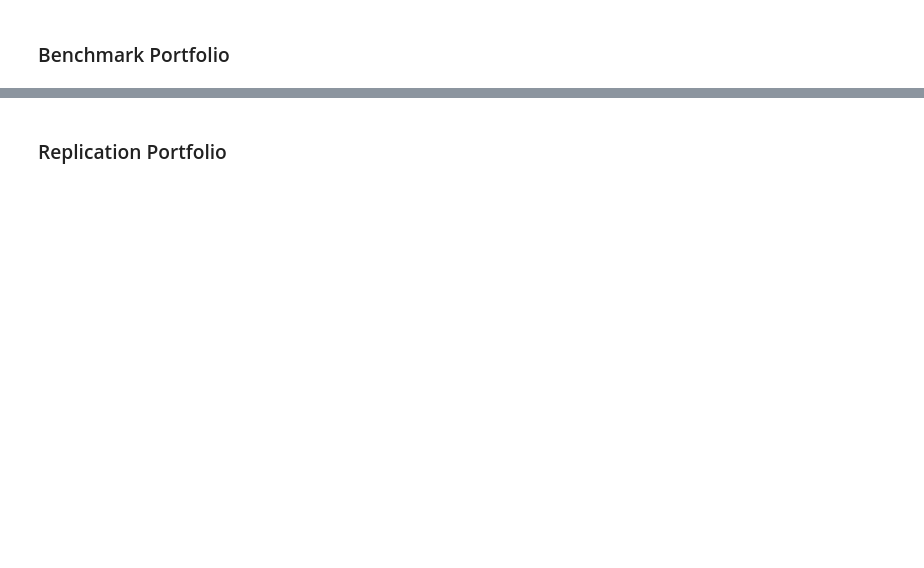
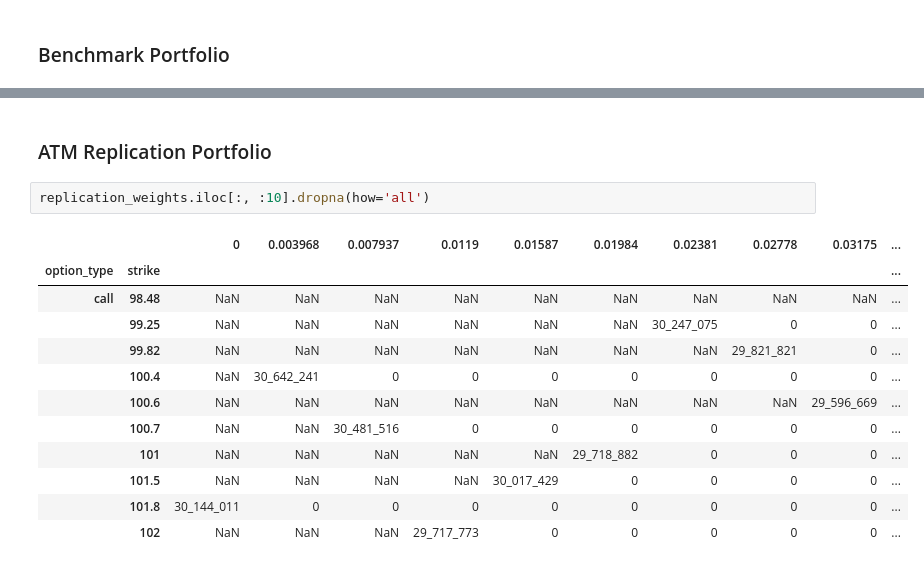
Before and after one commit to kevinlaventure/python_code, a Jupyter notebook: dynamic_hedging.ipynb, the cells around one changed output, grey strips where cells are left out. Drawn from its saved outputs; the diff is of its cells as text; blank space fills up the shorter version.

```diff
--- a/dynamic_hedging.ipynb
+++ b/dynamic_hedging.ipynb
@@ -415,2 +421,17 @@ benchmark_pnl.iloc[:-1].cumsum().plot();
 # %% [markdown]
-### Replication Portfolio
+### ATM Replication Portfolio
+# %%
+replication_weights.iloc[:, :10].dropna(how='all')
+# %% [output]
+|  |  | 0 | 0.003968 | 0.007937 | 0.0119 | 0.01587 | 0.01984 | 0.02381 | 0.02778 | 0.03175 | ... |
+| option_type | strike |  |  |  |  |  |  |  |  |  | ... |
+| call | 98.48 | NaN | NaN | NaN | NaN | NaN | NaN | NaN | NaN | NaN | ... |
+|  | 99.25 | NaN | NaN | NaN | NaN | NaN | NaN | 30_247_075 | 0 | 0 | ... |
+|  | 99.82 | NaN | NaN | NaN | NaN | NaN | NaN | NaN | 29_821_821 | 0 | ... |
+|  | 100.4 | NaN | 30_642_241 | 0 | 0 | 0 | 0 | 0 | 0 | 0 | ... |
+|  | 100.6 | NaN | NaN | NaN | NaN | NaN | NaN | NaN | NaN | 29_596_669 | ... |
+|  | 100.7 | NaN | NaN | 30_481_516 | 0 | 0 | 0 | 0 | 0 | 0 | ... |
+|  | 101 | NaN | NaN | NaN | NaN | NaN | 29_718_882 | 0 | 0 | 0 | ... |
+|  | 101.5 | NaN | NaN | NaN | NaN | 30_017_429 | 0 | 0 | 0 | 0 | ... |
+|  | 101.8 | 30_144_011 | 0 | 0 | 0 | 0 | 0 | 0 | 0 | 0 | ... |
+|  | 102 | NaN | NaN | NaN | 29_717_773 | 0 | 0 | 0 | 0 | 0 | ... |
```
Also changed, not shown: parts of 7 cells of this notebook.
